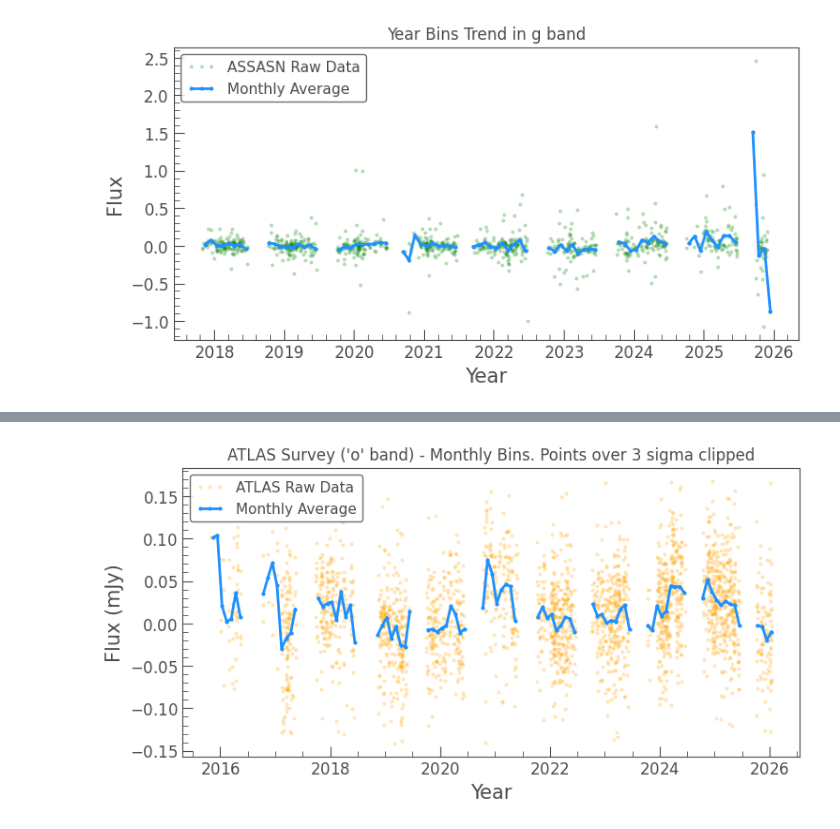
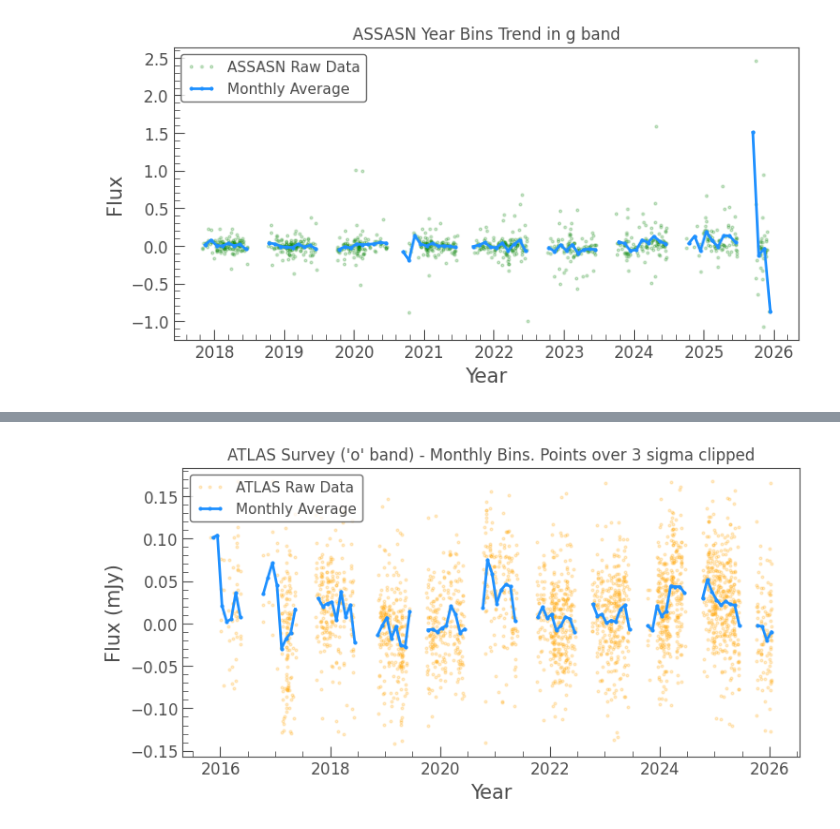
Before and after one commit to things-0/denison_2026, a Jupyter notebook: shaun/Code/Shaun Stuff/combined_time_series_averages.ipynb, the cells around one changed output, grey strips where cells are left out. Cells and saved outputs as stored; diff of their text form; code cells hidden in the pictures.

```diff
--- a/shaun/Code/Shaun Stuff/combined_time_series_averages.ipynb
+++ b/shaun/Code/Shaun Stuff/combined_time_series_averages.ipynb
@@ -33,14 +32,14 @@ plt.show()
 # %%
 ax = curve.plot(alpha=0.2, color='green', label='ASSASN Raw Data', linestyle='none', marker='o')
 bin_curve = curve.bin(time_bin_size=1/12)
 
 bin_curve.plot(ax=ax, color='dodgerblue', linewidth=2, marker='o', label='Monthly Average')
 
-ax.set_title(f"Year Bins Trend in {band} band")
+ax.set_title(f"ASSASN Year Bins Trend in {band} band")
 ax.set_xlabel("Year")
 plt.show()
 # %% [output]
-[figure, old version]
+[figure, new version]
 # %%
 # ztf fluxes
 ztf_file = '/Users/shaunparasher/Documents/VS Code/denison_2026_test/shaun/Data/ZTF Data/lc_samiclagn.fits'
```
Also changed, not shown: parts of 5 cells of this notebook, 1 other file.
